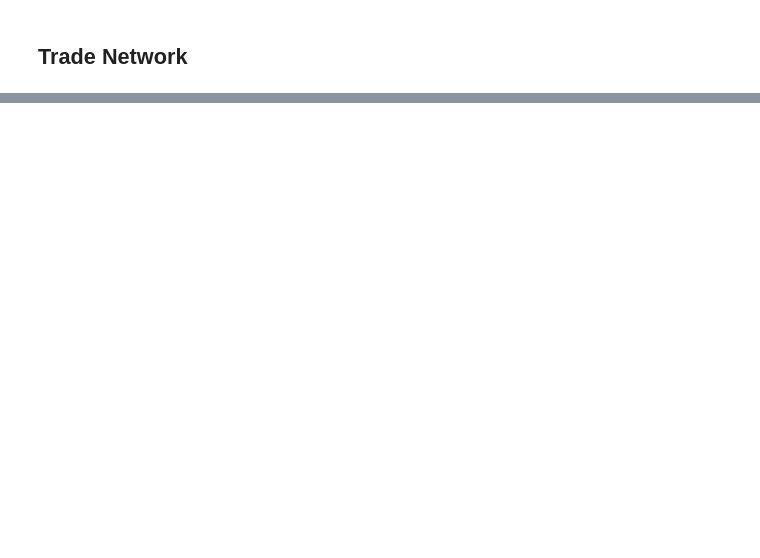
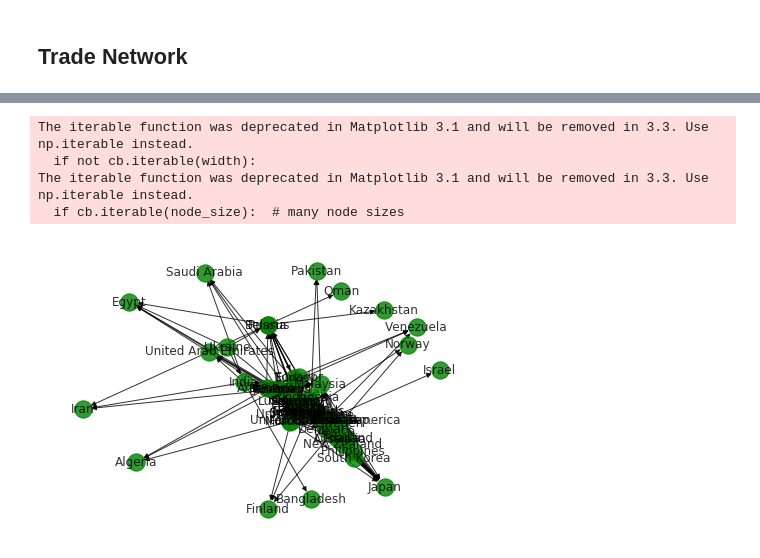
Before and after one commit to GabboM/ADA_Project, a Jupyter notebook: TradeNetwork.ipynb, the cells around one changed output, grey strips where cells are left out. Drawn from its saved outputs; the diff is of its cells as text; code cells hidden in the pictures; blank space fills up the shorter version.

```diff
--- a/TradeNetwork.ipynb
+++ b/TradeNetwork.ipynb
@@ -25,3 +45,5 @@ mat = pd.read_pickle("pickle/trade_matrix.pkl")
+# %%
+mat = mat[mat.Value>500000]
 # %%
 countries = set(mat.reset_index().From.values).union(mat.reset_index().To.values)
 # %%
@@ -30,3 +52,11 @@ G = nx.DiGraph()
 G.add_nodes_from(countries)
 # %%
 G.add_weighted_edges_from(mat.reset_index().values)
+# %%
+nx.draw(G, with_labels=True,  node_color='g', alpha = 0.8)
+# %% [output]
+The iterable function was deprecated in Matplotlib 3.1 and will be removed in 3.3. Use np.iterable instead.
+  if not cb.iterable(width):
+The iterable function was deprecated in Matplotlib 3.1 and will be removed in 3.3. Use np.iterable instead.
+  if cb.iterable(node_size):  # many node sizes
+[figure, added]
```
Also changed, not shown: parts of 10 cells of this notebook.
